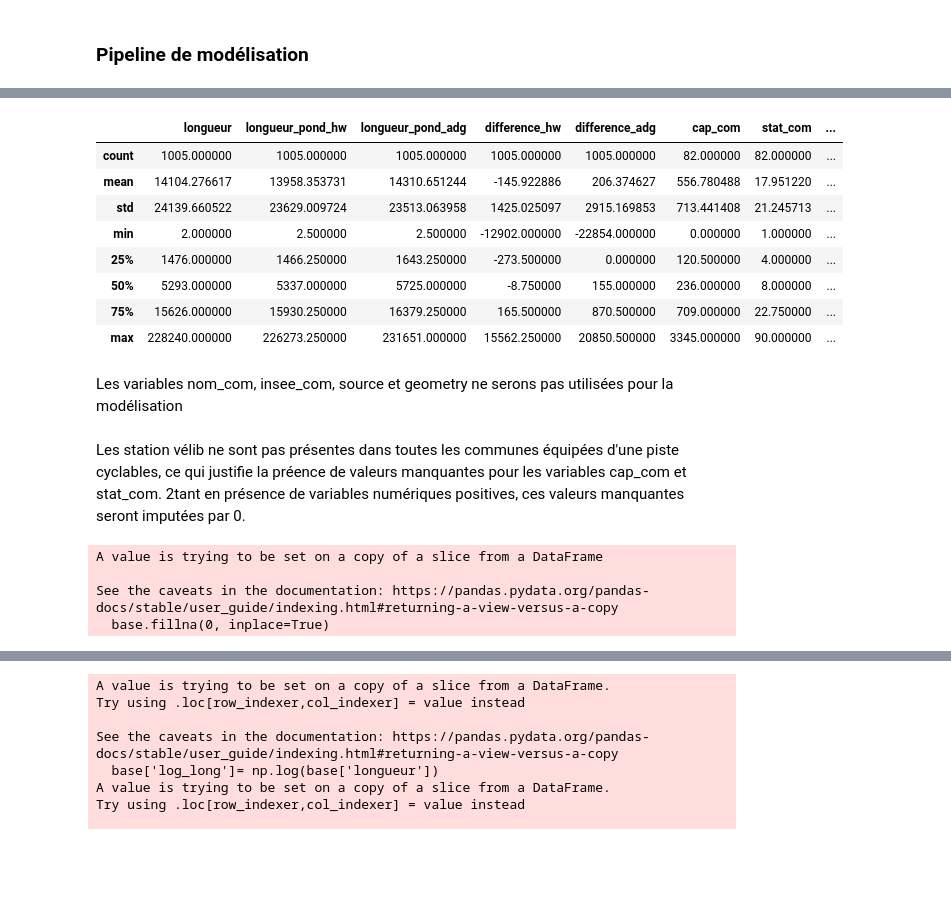
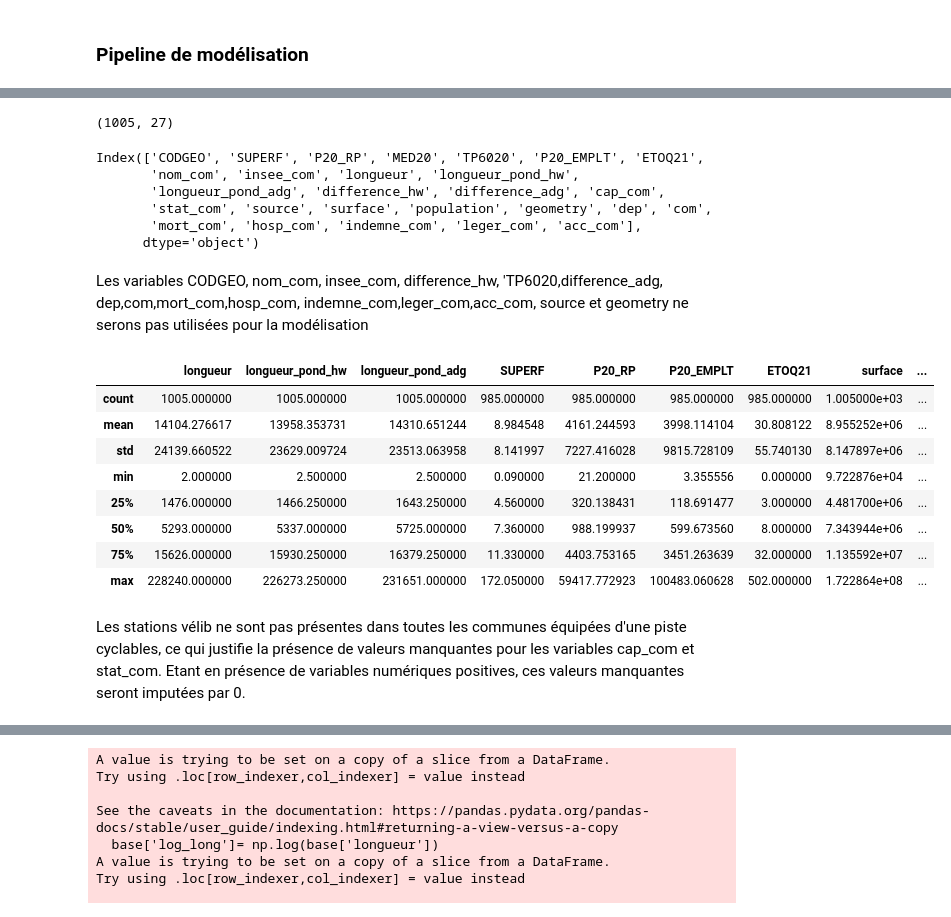
Before and after one commit to christellenguenang/Projet_Catherine_Christelle, a Jupyter notebook: 3_model.ipynb, the cells around one changed output, grey strips where cells are left out. Cells and saved outputs as stored; diff of their text form; code cells hidden in the pictures; blank space fills up the shorter version.

```diff
--- a/3_model.ipynb
+++ b/3_model.ipynb
@@ -93,0 +74,2 @@ data.sample(n=12)
+# %%
+base_f=pd.read_csv('base_finale.csv')
@@ -93,0 +102,15 @@ data.sample(n=12)
+# %%
+base_f.shape
+# %% [output]
+(1005, 27)
+# %%
+base_f.columns
+# %% [output]
+Index(['CODGEO', 'SUPERF', 'P20_RP', 'MED20', 'TP6020', 'P20_EMPLT', 'ETOQ21',
+       'nom_com', 'insee_com', 'longueur', 'longueur_pond_hw',
+       'longueur_pond_adg', 'difference_hw', 'difference_adg', 'cap_com',
+       'stat_com', 'source', 'surface', 'population', 'geometry', 'dep', 'com',
+       'mort_com', 'hosp_com', 'indemne_com', 'leger_com', 'acc_com'],
+      dtype='object')
+# %% [markdown]
+Les variables CODGEO, nom_com, insee_com, difference_hw, 'TP6020,difference_adg, dep,com,mort_com,hosp_com, indemne_com,leger_com,acc_com, source et geometry ne serons pas utilisées pour la modélisation
@@ -94,14 +119,14 @@ data.sample(n=12)
+# %%
+base= base_f[['longueur', 'longueur_pond_hw','longueur_pond_adg','SUPERF', 'P20_RP','MED20', 'P20_EMPLT', 'ETOQ21','surface', 'population']]
 # %%
-data.describe()
+base.describe()
 # %% [output]
-|  | longueur | longueur_pond_hw | longueur_pond_adg | difference_hw | difference_adg | cap_com | stat_com | ... |
-| count | 1005.000000 | 1005.000000 | 1005.000000 | 1005.000000 | 1005.000000 | 82.000000 | 82.000000 | ... |
-| mean | 14104.276617 | 13958.353731 | 14310.651244 | -145.922886 | 206.374627 | 556.780488 | 17.951220 | ... |
-| std | 24139.660522 | 23629.009724 | 23513.063958 | 1425.025097 | 2915.169853 | 713.441408 | 21.245713 | ... |
-| min | 2.000000 | 2.500000 | 2.500000 | -12902.000000 | -22854.000000 | 0.000000 | 1.000000 | ... |
-| 25% | 1476.000000 | 1466.250000 | 1643.250000 | -273.500000 | 0.000000 | 120.500000 | 4.000000 | ... |
-| 50% | 5293.000000 | 5337.000000 | 5725.000000 | -8.750000 | 155.000000 | 236.000000 | 8.000000 | ... |
-| 75% | 15626.000000 | 15930.250000 | 16379.250000 | 165.500000 | 870.500000 | 709.000000 | 22.750000 | ... |
-| max | 228240.000000 | 226273.250000 | 231651.000000 | 15562.250000 | 20850.500000 | 3345.000000 | 90.000000 | ... |
+|  | longueur | longueur_pond_hw | longueur_pond_adg | SUPERF | P20_RP | P20_EMPLT | ETOQ21 | surface | ... |
+| count | 1005.000000 | 1005.000000 | 1005.000000 | 985.000000 | 985.000000 | 985.000000 | 985.000000 | 1.005000e+03 | ... |
+| mean | 14104.276617 | 13958.353731 | 14310.651244 | 8.984548 | 4161.244593 | 3998.114104 | 30.808122 | 8.955252e+06 | ... |
+| std | 24139.660522 | 23629.009724 | 23513.063958 | 8.141997 | 7227.416028 | 9815.728109 | 55.740130 | 8.147897e+06 | ... |
+| min | 2.000000 | 2.500000 | 2.500000 | 0.090000 | 21.200000 | 3.355556 | 0.000000 | 9.722876e+04 | ... |
+| 25% | 1476.000000 | 1466.250000 | 1643.250000 | 4.560000 | 320.138431 | 118.691477 | 3.000000 | 4.481700e+06 | ... |
+| 50% | 5293.000000 | 5337.000000 | 5725.000000 | 7.360000 | 988.199937 | 599.673560 | 8.000000 | 7.343944e+06 | ... |
+| 75% | 15626.000000 | 15930.250000 | 16379.250000 | 11.330000 | 4403.753165 | 3451.263639 | 32.000000 | 1.135592e+07 | ... |
+| max | 228240.000000 | 226273.250000 | 231651.000000 | 172.050000 | 59417.772923 | 100483.060628 | 502.000000 | 1.722864e+08 | ... |
-# %% [markdown]
-Les variables nom_com, insee_com, source et geometry ne serons pas utilisées pour la modélisation
@@ -113,9 +133,2 @@ base= data[['longueur','longueur_pond_hw','longueur_pond_adg','difference_hw','d
 # %% [markdown]
-Les station vélib ne sont pas présentes dans toutes les communes équipées d'une piste cyclables, ce qui justifie la préence de valeurs manquantes pour les variables cap_com et stat_com. 2tant en présence de variables numériques positives, ces valeurs manquantes seront imputées par 0.
+Les stations vélib ne sont pas présentes dans toutes les communes équipées d'une piste cyclables, ce qui justifie la présence de valeurs manquantes pour les variables cap_com et stat_com. Etant en présence de variables numériques positives, ces valeurs manquantes seront imputées par 0.
-# %%
-base.fillna(0, inplace=True)
-# %% [output]
-A value is trying to be set on a copy of a slice from a DataFrame
-
-See the caveats in the documentation: https://pandas.pydata.org/pandas-docs/stable/user_guide/indexing.html#returning-a-view-versus-a-copy
-  base.fillna(0, inplace=True)
```
Also changed, not shown: parts of 19 cells of this notebook, 1 other file.
